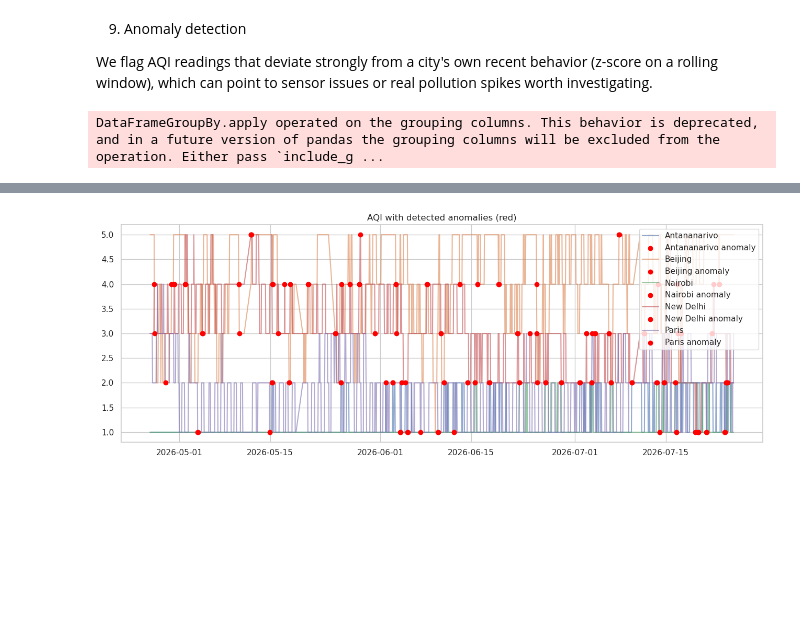
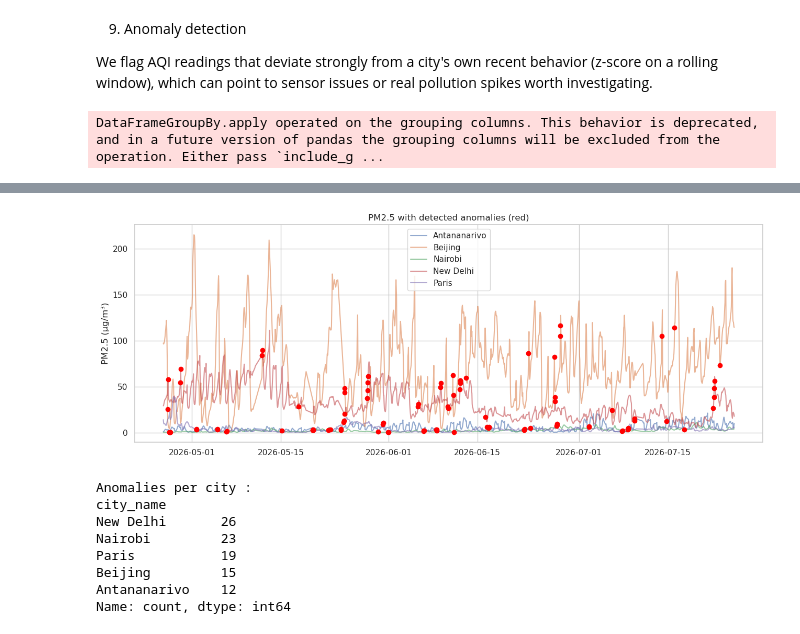
Before and after one commit to ChristianMDG/visualisation_Api_pipeline_exam, a Jupyter notebook: notebooks/analysis.ipynb, the cells around one changed output, grey strips where cells are left out. Cells and saved outputs as stored; diff of their text form; code cells hidden in the pictures; blank space fills up the shorter version.

Commit message:
feat : change anomaly detection to have best result

```diff
--- a/notebooks/analysis.ipynb
+++ b/notebooks/analysis.ipynb
@@ -318,30 +318,38 @@ month
 
 We flag AQI readings that deviate strongly from a city's own recent behavior (z-score on a rolling window), which can point to sensor issues or real pollution spikes worth investigating.
 # %%
-def flag_anomalies(g, window=24, threshold=3):
+def flag_anomalies(g, column="pm2_5", window=24, threshold=3):
     g = g.sort_values("timestamp_utc").copy()
-    rolling_mean = g["aqi"].rolling(window, min_periods=5).mean()
-    rolling_std = g["aqi"].rolling(window, min_periods=5).std()
-    g["z_score"] = (g["aqi"] - rolling_mean) / rolling_std
+    rolling_mean = g[column].rolling(window, min_periods=5).mean()
+    rolling_std = g[column].rolling(window, min_periods=5).std()
+    g["z_score"] = (g[column] - rolling_mean) / rolling_std
     g["is_anomaly"] = g["z_score"].abs() > threshold
     return g
 
-df_anomalies = df.groupby("city_name", group_keys=False).apply(flag_anomalies)
+df_anomalies = df.groupby("city_name", group_keys=False).apply(
+    lambda g: flag_anomalies(g, column="pm2_5", window=24, threshold=3)
+)
 
 anomalies = df_anomalies[df_anomalies["is_anomaly"]].sort_values("timestamp_utc")
 print(f"Anomalies detected : {len(anomalies)}")
-print(anomalies[["city_name", "timestamp_utc", "aqi", "z_score"]])
+print(anomalies[["city_name", "timestamp_utc", "pm2_5", "aqi", "z_score"]])
 
-# Visualize anomalies over the AQI time series
+# Visualize anomalies over the pm2_5 time series
 fig, ax = plt.subplots(figsize=(13, 5))
 for city in df["city_name"].unique():
     sub = df_anomalies[df_anomalies["city_name"] == city].sort_values("timestamp_utc")
-    ax.plot(sub["timestamp_utc"], sub["aqi"], label=city, alpha=0.6)
+    ax.plot(sub["timestamp_utc"], sub["pm2_5"], label=city, alpha=0.6)
     anom = sub[sub["is_anomaly"]]
-    ax.scatter(anom["timestamp_utc"], anom["aqi"], color="red", zorder=5, label=f"{city} anomaly" if len(anom) else None)
-ax.set_title("AQI with detected anomalies (red)")
+    if len(anom):
+        ax.scatter(anom["timestamp_utc"], anom["pm2_5"], color="red", zorder=5)
+ax.set_title("PM2.5 with detected anomalies (red)")
+ax.set_ylabel("PM2.5 (µg/m³)")
 ax.legend()
 plt.tight_layout()
 plt.show()
+
+# Anomaly count per city, for a quick summary
+print("\nAnomalies per city :")
+print(anomalies["city_name"].value_counts())
 # %% [output]
 DataFrameGroupBy.apply operated on the grouping columns. This behavior is deprecated, and in a future version of pandas the grouping columns will be excluded from the operation. Either pass `include_g ...
@@ -363 +371,9 @@ Anomalies detected : 143
-[figure, old version]
+[figure, new version]
+Anomalies per city :
+city_name
+New Delhi       26
+Nairobi         23
+Paris           19
+Beijing         15
+Antananarivo    12
+Name: count, dtype: int64
```
Also changed, not shown: parts of 1 cell of this notebook.
